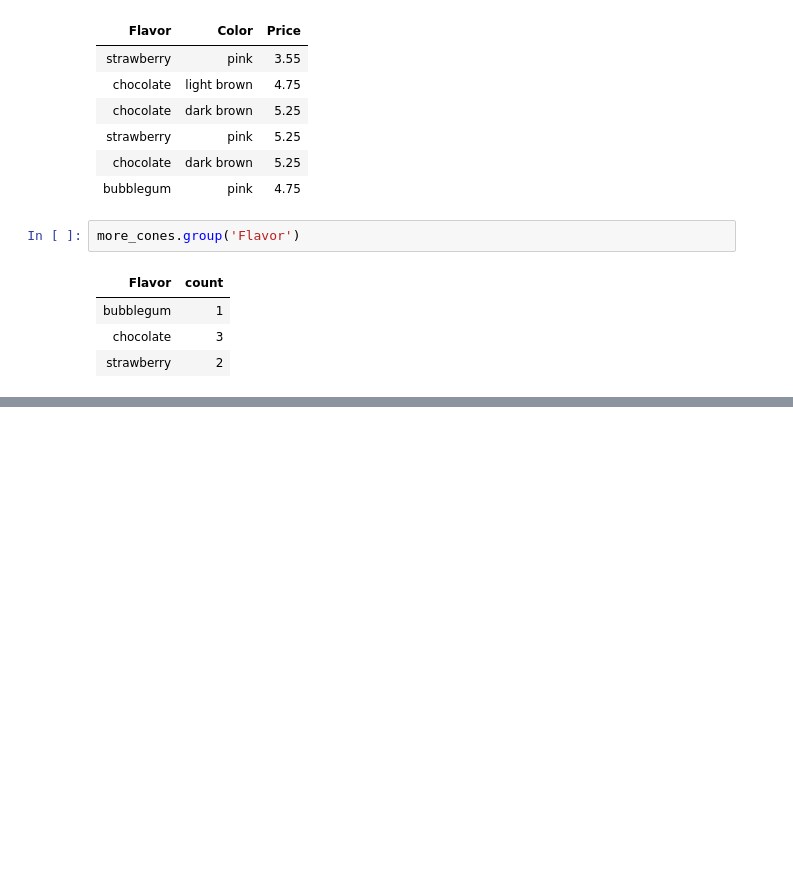
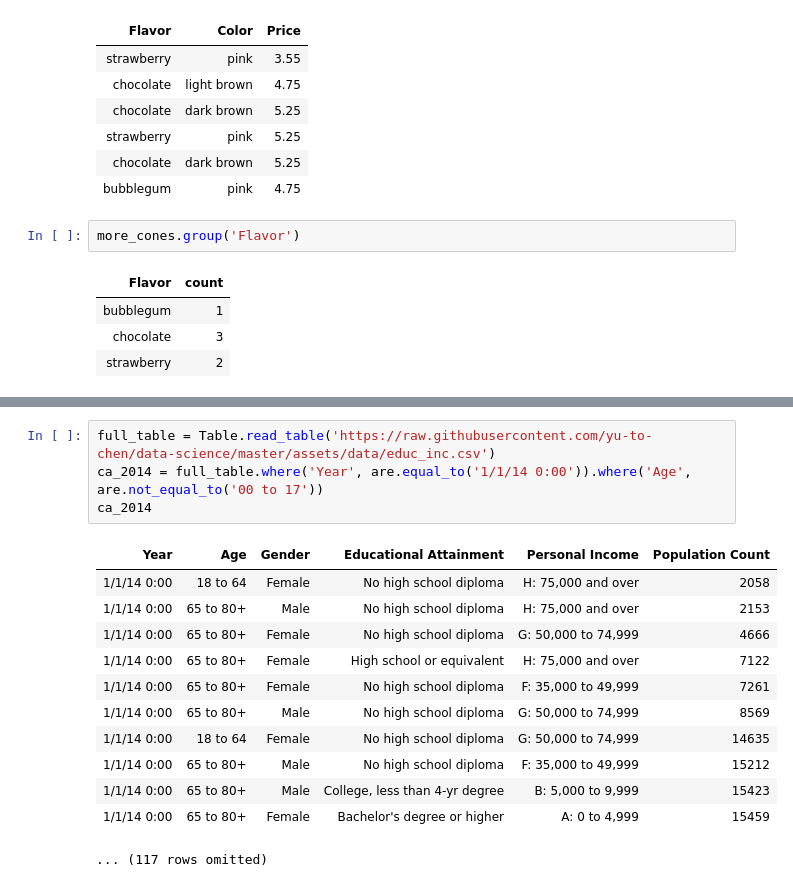
Before and after one commit to Matthew-HMS/Datascience101, a Jupyter notebook: Function.ipynb, the cells around one changed output, grey strips where cells are left out. Saved outputs shown, nothing was run; the diff lists cells and outputs as text; blank space fills up the shorter version.

```diff
--- a/Function.ipynb
+++ b/Function.ipynb
@@ -333,0 +364,17 @@ more_cones.group('Flavor')
+# %%
+full_table = Table.read_table('https://raw.githubusercontent.com/yu-to-chen/data-science/master/assets/data/educ_inc.csv')
+ca_2014 = full_table.where('Year', are.equal_to('1/1/14 0:00')).where('Age', are.not_equal_to('00 to 17'))
+ca_2014
+# %% [output]
+| Year | Age | Gender | Educational Attainment | Personal Income | Population Count |
+| 1/1/14 0:00 | 18 to 64 | Female | No high school diploma | H: 75,000 and over | 2058 |
+| 1/1/14 0:00 | 65 to 80+ | Male | No high school diploma | H: 75,000 and over | 2153 |
+| 1/1/14 0:00 | 65 to 80+ | Female | No high school diploma | G: 50,000 to 74,999 | 4666 |
+| 1/1/14 0:00 | 65 to 80+ | Female | High school or equivalent | H: 75,000 and over | 7122 |
+| 1/1/14 0:00 | 65 to 80+ | Female | No high school diploma | F: 35,000 to 49,999 | 7261 |
+| 1/1/14 0:00 | 65 to 80+ | Male | No high school diploma | G: 50,000 to 74,999 | 8569 |
+| 1/1/14 0:00 | 18 to 64 | Female | No high school diploma | G: 50,000 to 74,999 | 14635 |
+| 1/1/14 0:00 | 65 to 80+ | Male | No high school diploma | F: 35,000 to 49,999 | 15212 |
+| 1/1/14 0:00 | 65 to 80+ | Male | College, less than 4-yr degree | B: 5,000 to 9,999 | 15423 |
+| 1/1/14 0:00 | 65 to 80+ | Female | Bachelor's degree or higher | A: 0 to 4,999 | 15459 |
+... (117 rows omitted)
```
Also changed, not shown: parts of 12 cells of this notebook, 1 other file.
